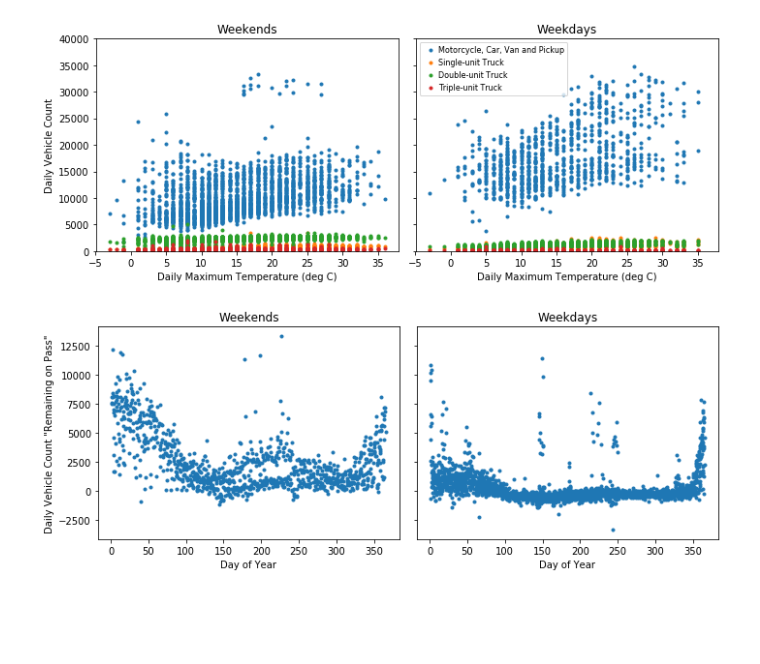
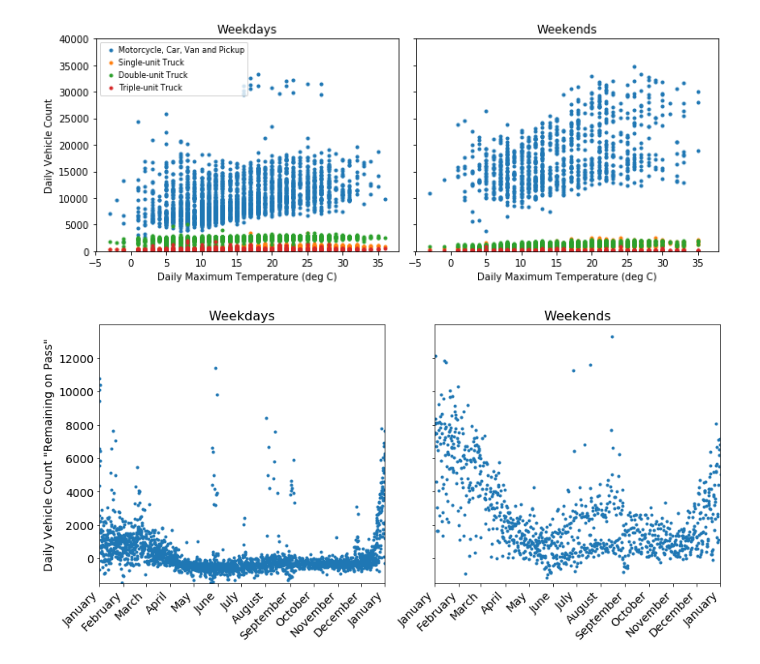
Before and after one commit to kehrl/mountain-traffic, a Jupyter notebook: weather_vs_traffic_I90.ipynb, the cells around one changed output. Drawn from its saved outputs; the diff is of its cells as text; code cells hidden in the pictures; blank space fills up the shorter version.

```diff
--- a/weather_vs_traffic_I90.ipynb
+++ b/weather_vs_traffic_I90.ipynb
@@ -65,50 +67,67 @@ for vehicle in road_vehicle['VehicleType'].unique():
             road_site_veh_wx[road_site_veh_wx['Weekend'] == 0]['DailyCount'],'.',label=vehicle)
     ax2.plot(road_site_veh_wx[road_site_veh_wx['Weekend'] == 1]['Value'],\
             road_site_veh_wx[road_site_veh_wx['Weekend'] == 1]['DailyCount'],'.',label=vehicle)
-ax2.legend(loc=2,fontsize=8,handletextpad=0.01)
+ax1.legend(loc=2,fontsize=8,handletextpad=0.01)
 ax1.set_ylim([0,40000])
+ax2.set_ylim([0,40000])
 ax1.set_ylabel('Daily Vehicle Count')
 ax1.set_xlabel('Daily Maximum Temperature (deg C)')
 ax2.set_xlabel('Daily Maximum Temperature (deg C)')
-ax1.set_title('Weekends')
-ax2.set_title('Weekdays')
+ax1.set_title('Weekdays')
+ax2.set_title('Weekends')
 fig.tight_layout()
 # %% [output]
-[figure, old version]
+[figure, new version]
 # %%
 # So more personal vehicles travel over the pass when it is warmer outside,
 # particularly during the weekends; there is no to minimal effect on commercial
 # vehicles. But are the personal vehicles staying on the pass to go hiking, skiiing,
 # etc., or driving through to Eastern WA? We can't fully answer this question
 # with the available data, but we can get an idea of the magnitude by comparing
 # daily vehicle counts at one side of the pass to the other. If vehicles pass
 # by traffic stations on both sides of the pass, then those vehicles are moving
 # over the pass; otherwise, the vehicles "remain on the pass."
 
-fig, (ax1,ax2) = plt.subplots(1,2,sharey=True,sharex=True,figsize=(10,4))
+fig, (ax1,ax2) = plt.subplots(1,2,sharey=True,sharex=True,figsize=(12,6))
 road_site1_W = road_count[(road_count['TravelDirection'] == 'Westbound') &\
     (road_count['SiteId'] == 'S901')]
 road_site2_W = road_count[(road_count['TravelDirection'] == 'Westbound') &\
     (road_count['SiteId'] == 'B04')]
 road_sites_W = pd.merge(road_site1_W[['datetime','DailyCount','DOY','Weekend']],\
         road_site2_W[['datetime','DailyCount']],on='datetime')
-ax1.plot(road_sites_W['DOY'][road_sites_W['Weekend'] == 1],\
-        road_sites_W['DailyCount_x'][road_sites_W['Weekend'] == 1]-\
-        road_sites_W['DailyCount_y'][road_sites_W['Weekend'] == 1],'.')
-ax2.plot(road_sites_W['DOY'][road_sites_W['Weekend'] == 0],\
-        road_sites_W['DailyCount_x'][road_sites_W['Weekend'] == 0]-\
-        road_sites_W['DailyCount_y'][road_sites_W['Weekend'] == 0],'.')
-ax1.set_ylabel('Daily Vehicle Count "Remaining on Pass"')
-ax1.set_xlabel('Day of Year')
-ax2.set_xlabel('Day of Year')
-ax1.set_title('Weekends')
-ax2.set_title('Weekdays')
+ax1.plot(road_sites_W['DOY'][road_sites_W['Weekend'] == 0],\
+        (road_sites_W['DailyCount_x'][road_sites_W['Weekend'] == 0]-\
+        road_sites_W['DailyCount_y'][road_sites_W['Weekend'] == 0]),'.')
+ax2.plot(road_sites_W['DOY'][road_sites_W['Weekend'] == 1],\
+        (road_sites_W['DailyCount_x'][road_sites_W['Weekend'] == 1]-\
+        road_sites_W['DailyCount_y'][road_sites_W['Weekend'] == 1]),'.')
+ax1.set_xlim([1,365])
+
+labels_x,labels = [],[]
+for month in road_site1_W['Month'].unique():
+    labels_x.append(dt.datetime.strptime(str(1)+' '+month+' '+str(2011),'%d %B %Y').timetuple().tm_yday)
+    labels.append(month)
+labels.append(labels[0])
+labels_x.append(365)
+ax1.set_xticks(labels_x)
+ax1.set_xticklabels(labels,rotation=45,ha="right",fontsize=14)
+ax2.set_xticks(labels_x)
+ax2.set_xticklabels(labels,rotation=45,ha="right",fontsize=14)
+ax1.set_ylim([-1500,14000])
+ax1.set_yticks(np.arange(0,12500,2000))
+ax1.set_yticklabels(np.arange(0,12500,2000),fontsize=14)
+
+ax1.set_ylabel('Daily Vehicle Count "Remaining on Pass"',fontsize=14)
+ax1.set_title('Weekdays',fontsize=16)
+ax2.set_title('Weekends',fontsize=16)
+
 fig.tight_layout()
+plt.savefig('figures/Snoqualmie_vehicles_on_pass.pdf')
 
 # That's a bit of a surprising result. Despite more cars during the summer months,
 # more vehicles remain on the pass during the winter, likely to go skiing
 # (as evidenced by the more pronounced trend during the weekends). Looking
 # at the EastBound data confirms this trend. Note that many of the random peaks
 # in the middle of the year correspond to holiday weekends.
 # %% [output]
-[figure, old version]
+[figure, new version]
```
Also changed, not shown: parts of 1 cell of this notebook, 3 other files.
